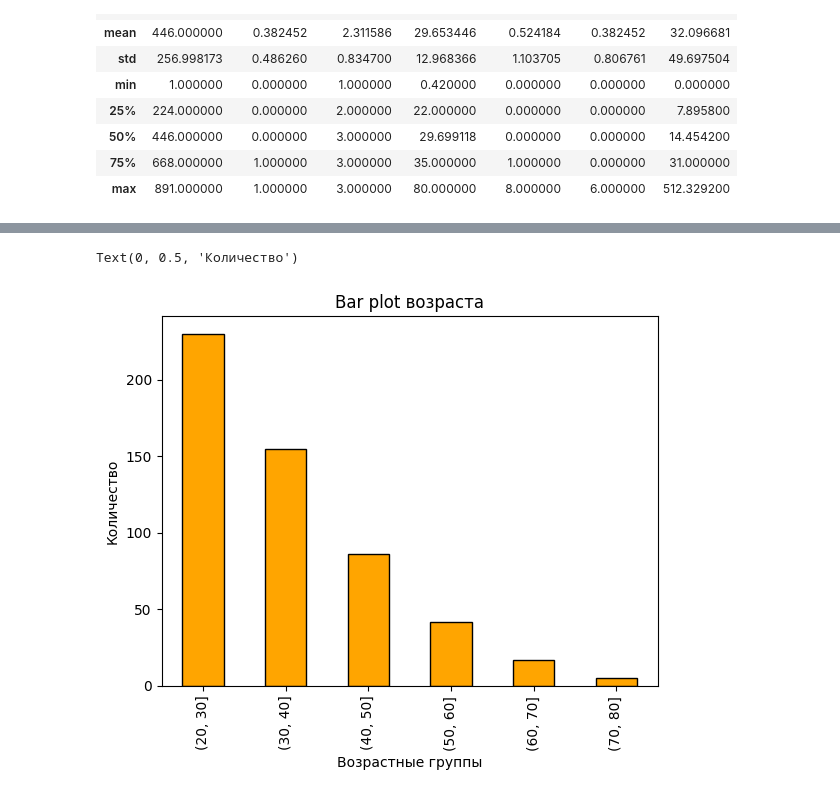
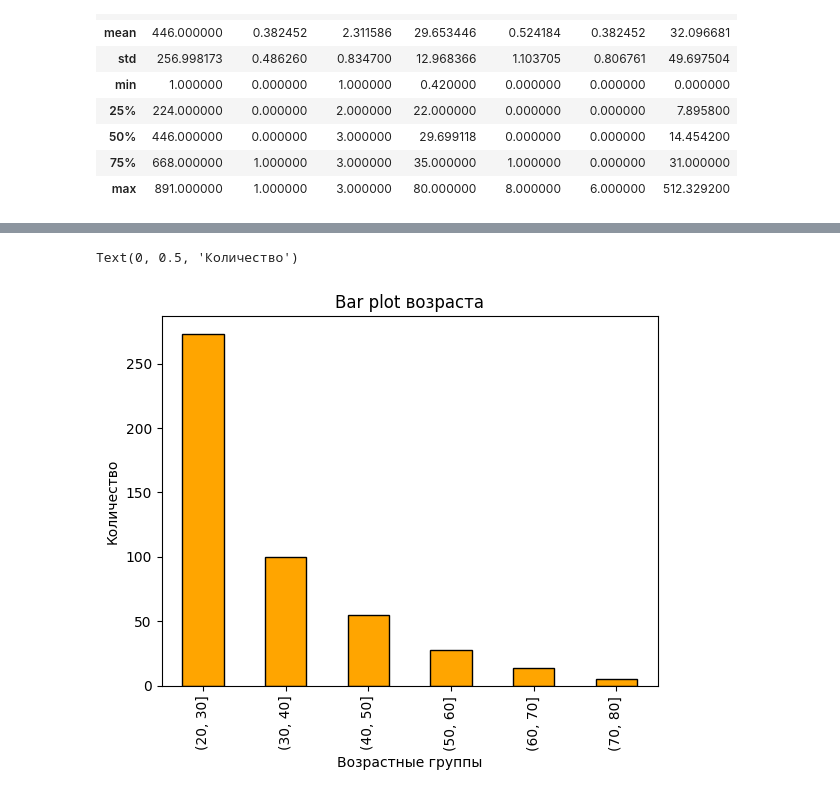
Before and after one commit to blessedt4le/Mipt_python_9th_sem, a Jupyter notebook: Semester_10/sem_10_hw_1.ipynb, the cells around one changed output, grey strips where cells are left out. Saved outputs shown, nothing was run; the diff lists cells and outputs as text; code cells hidden in the pictures.

```diff
--- a/Semester_10/sem_10_hw_1.ipynb
+++ b/Semester_10/sem_10_hw_1.ipynb
@@ -153,2 +150,5 @@ df_wtht_nan.describe()
+# %%
+df_male = df_wtht_nan[df_wtht_nan["Sex"] == "male"]
+df_female = df_wtht_nan[df_wtht_nan["Sex"] == "female"]
 # %%
 import matplotlib.pyplot as plt
@@ -186,14 +201,14 @@ Text(0, 0.5, 'Возраст')
 # %%
 age_bins = [20, 30, 40, 50, 60, 70, 80]
-age_groups = pd.cut(df["Age"], bins=age_bins)
+age_groups = pd.cut(df_male["Age"], bins=age_bins)
 age_group_counts = age_groups.value_counts().sort_index()
 age_group_counts.plot(kind="bar", color="orange", edgecolor="black")
 plt.title("Bar plot возраста")
 plt.xlabel("Возрастные группы")
 plt.ylabel("Количество")
 # %% [output]
 Text(0, 0.5, 'Количество')
-[figure, old version]
+[figure, new version]
 # %%
 age_group_counts.plot(kind="pie", autopct='%1.1f%%', startangle=90, colors=
                       ["lightblue", "lightgreen", "lightcoral", "lightskyblue",
```
Also changed, not shown: parts of 18 cells of this notebook.
